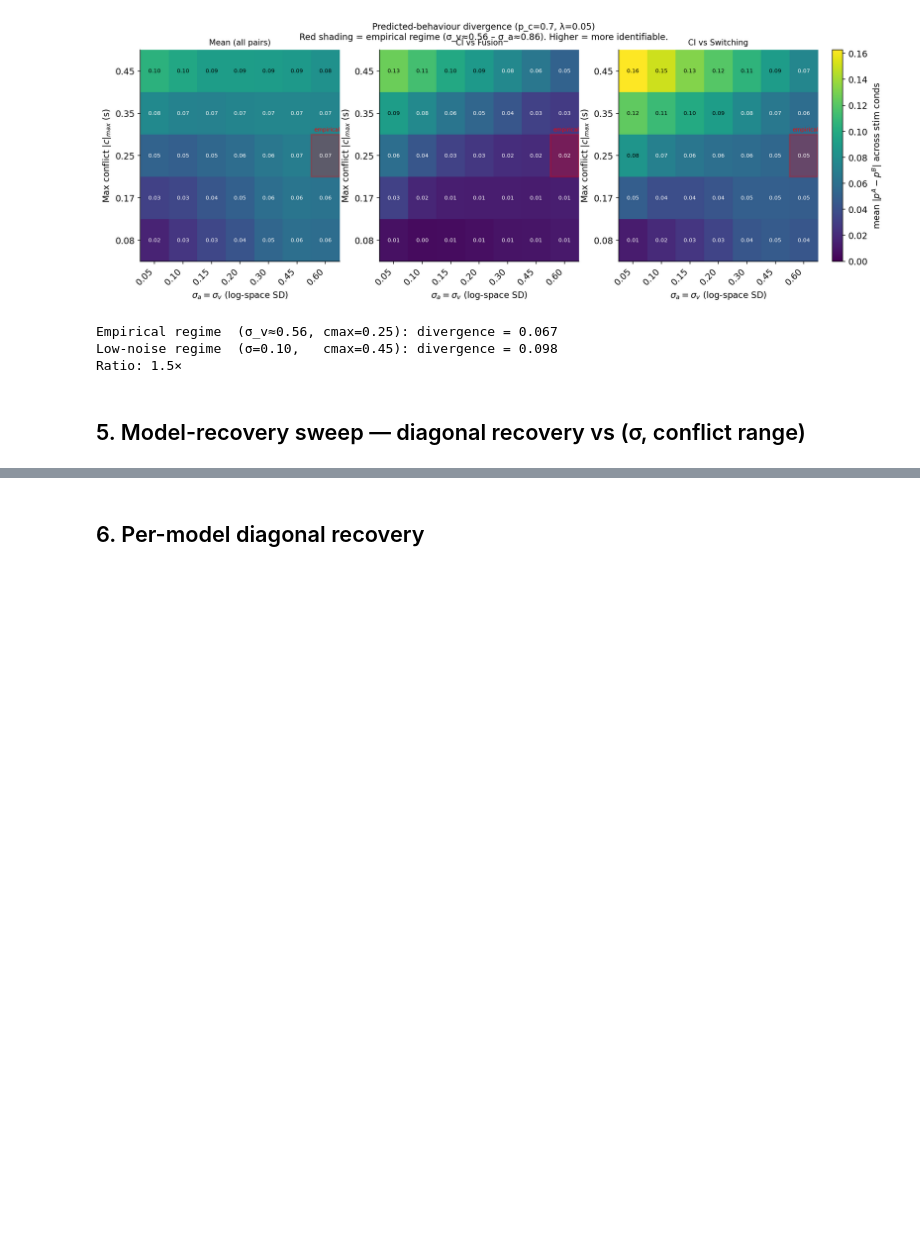
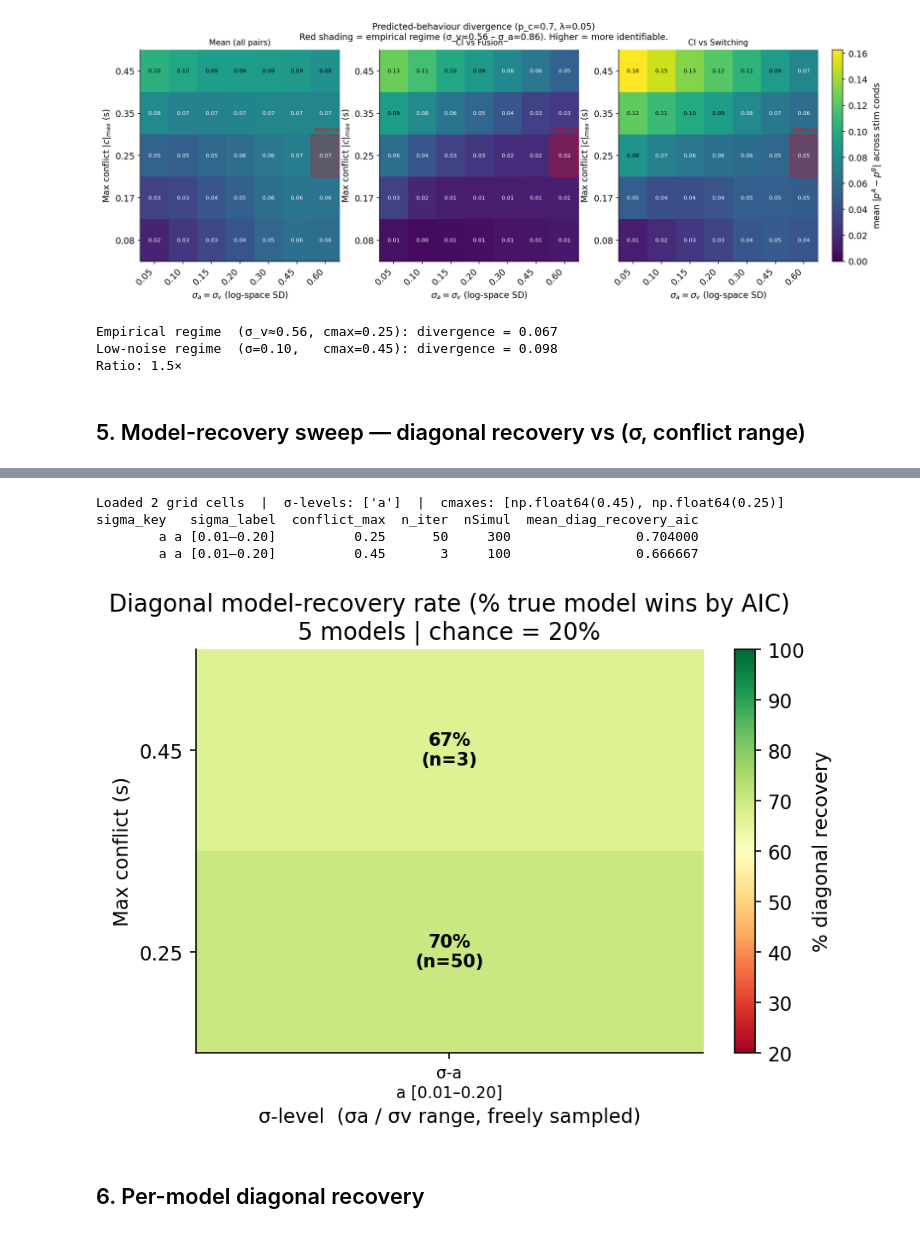
Before and after one commit to omeryildiran/av-dur-estimation, a Jupyter notebook: identifiability_analysis_summary.ipynb, the cells around one changed output, grey strips where cells are left out. Cells and saved outputs as stored; diff of their text form; code cells hidden in the pictures; blank space fills up the shorter version.

```diff
--- a/identifiability_analysis_summary.ipynb
+++ b/identifiability_analysis_summary.ipynb
@@ -387,3 +344,81 @@ plt.show()
+# %%
+GRID_DIR = 'model_recovery_grid_results'
+
+# Load all completed grid cell files (grid_sl*.json)
+grid_cells = []
+for fp in sorted(glob.glob(f'{GRID_DIR}/grid_sl*.json')):
+    with open(fp) as f:
+        d = json.load(f)
+    models = d['models']
+    per_model_diag = {
+        m: (d['confusion_aic'][m][m] / max(sum(d['confusion_aic'][m].values()), 1))
+        for m in models
+    }
+    grid_cells.append({
+        'sigma_key':              d['sigma_key'],
+        'sigma_label':            d['sigma_label'],
+        'sigma_a_range':          tuple(d['sigma_a_range']),
+        'sigma_v_range':          tuple(d['sigma_v_range']),
+        'conflict_max':           d['conflict_max'],
+        'n_iter':                 d['n_iter'],
+        'nSimul':                 d['nSimul'],
+        'mean_diag_recovery_aic': d['mean_diag_recovery_aic'],
+        'per_model_diag_aic':     per_model_diag,
+        'confusion_aic':          d['confusion_aic'],
+        'models':                 models,
+    })
+
+grid = pd.DataFrame(grid_cells)
+key_order    = ['a', 'b', 'c', 'd']
+sigma_keys   = [k for k in key_order if k in grid['sigma_key'].values]
+sigma_labels = [grid[grid['sigma_key'] == k]['sigma_label'].iloc[0] for k in sigma_keys]
+cmaxes       = sorted(grid['conflict_max'].unique(), reverse=True)
+
+print(f"Loaded {len(grid_cells)} grid cells  |  σ-levels: {sigma_keys}  |  cmaxes: {cmaxes}")
+print(grid[['sigma_key', 'sigma_label', 'conflict_max', 'n_iter', 'nSimul', 'mean_diag_recovery_aic']].to_string(index=False))
+
+# ── Heatmap: mean diagonal recovery ──────────────────────────────────────
+Z = np.full((len(cmaxes), len(sigma_keys)), np.nan)
+for i, cm in enumerate(cmaxes):
+    for j, sk in enumerate(sigma_keys):
+        row = grid[(grid['sigma_key'] == sk) & np.isclose(grid['conflict_max'], cm)]
+        if len(row):
+            Z[i, j] = row['mean_diag_recovery_aic'].iloc[0]
+
+n_models = len(grid['models'].iloc[0]) if len(grid) else len(MODELS)
+fig, ax = plt.subplots(figsize=(max(6, len(sigma_keys) * 2.5), 4.5))
+im = ax.imshow(Z * 100, aspect='auto', cmap='RdYlGn', vmin=20, vmax=100)
+ax.set_xticks(range(len(sigma_keys)))
+ax.set_xticklabels(
+    [f'σ-{k}\n{sigma_labels[j]}' for j, k in enumerate(sigma_keys)],
+    fontsize=9)
+ax.set_yticks(range(len(cmaxes)))
+ax.set_yticklabels([f'{v:.2f}' for v in cmaxes])
+ax.set_xlabel('σ-level  (σa / σv range, freely sampled)')
+ax.set_ylabel('Max conflict (s)')
+ax.set_title(f'Diagonal model-recovery rate (% true model wins by AIC)\n'
+              f'{n_models} models | chance = {100/n_models:.0f}%')
+for i in range(len(cmaxes)):
+    for j in range(len(sigma_keys)):
+        if not np.isnan(Z[i, j]):
+            n = int(grid[(grid['sigma_key'] == sigma_keys[j]) &
+                          np.isclose(grid['conflict_max'], cmaxes[i])]['n_iter'].iloc[0])
+            ax.text(j, i, f'{Z[i, j]*100:.0f}%\n(n={n})',
+                    ha='center', va='center', fontsize=10, fontweight='bold', color='black')
+        else:
+            ax.text(j, i, '—', ha='center', va='center', fontsize=12, color='gray')
+fig.colorbar(im, ax=ax, label='% diagonal recovery')
+plt.tight_layout()
+os.makedirs('identifiability_figures', exist_ok=True)
+plt.savefig('identifiability_figures/fig_diagonal_recovery_heatmap.pdf', bbox_inches='tight')
+plt.savefig('identifiability_figures/fig_diagonal_recovery_heatmap.png', bbox_inches='tight', dpi=200)
+plt.show()
+# %% [output]
+Loaded 2 grid cells  |  σ-levels: ['a']  |  cmaxes: [np.float64(0.45), np.float64(0.25)]
+sigma_key   sigma_label  conflict_max  n_iter  nSimul  mean_diag_recovery_aic
+        a a [0.01–0.20]          0.25      50     300                0.704000
+        a a [0.01–0.20]          0.45       3     100                0.666667
+[figure, added]
 # %% [markdown]
 ## 6. Per-model diagonal recovery
 # %%
```
Also changed, not shown: parts of 5 cells of this notebook, 17 other files.
